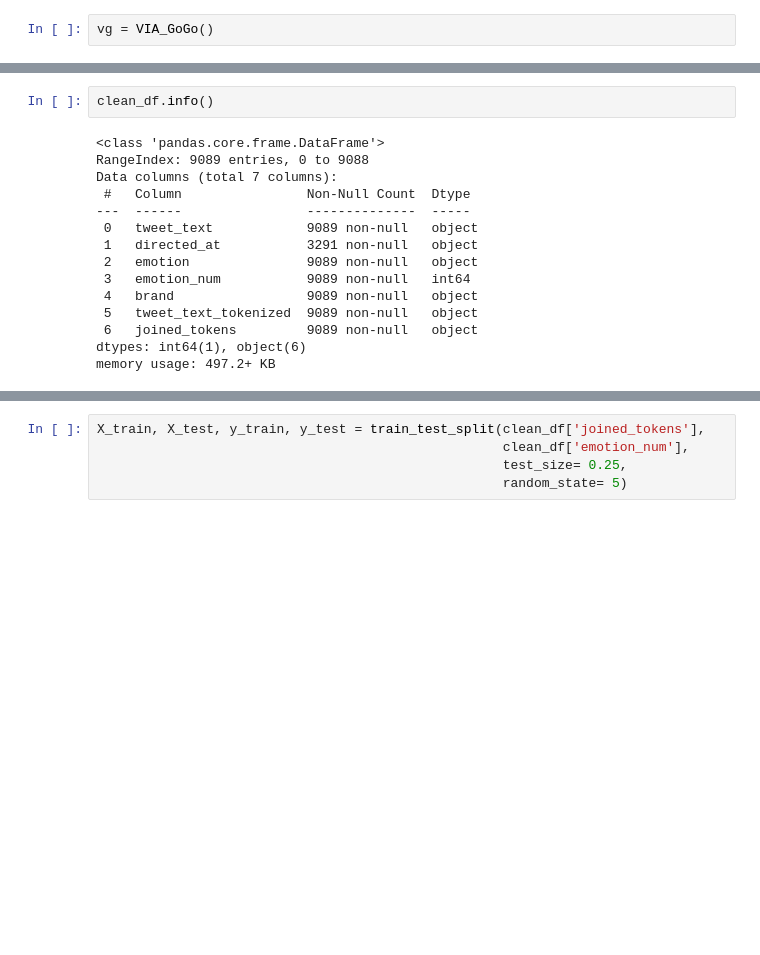
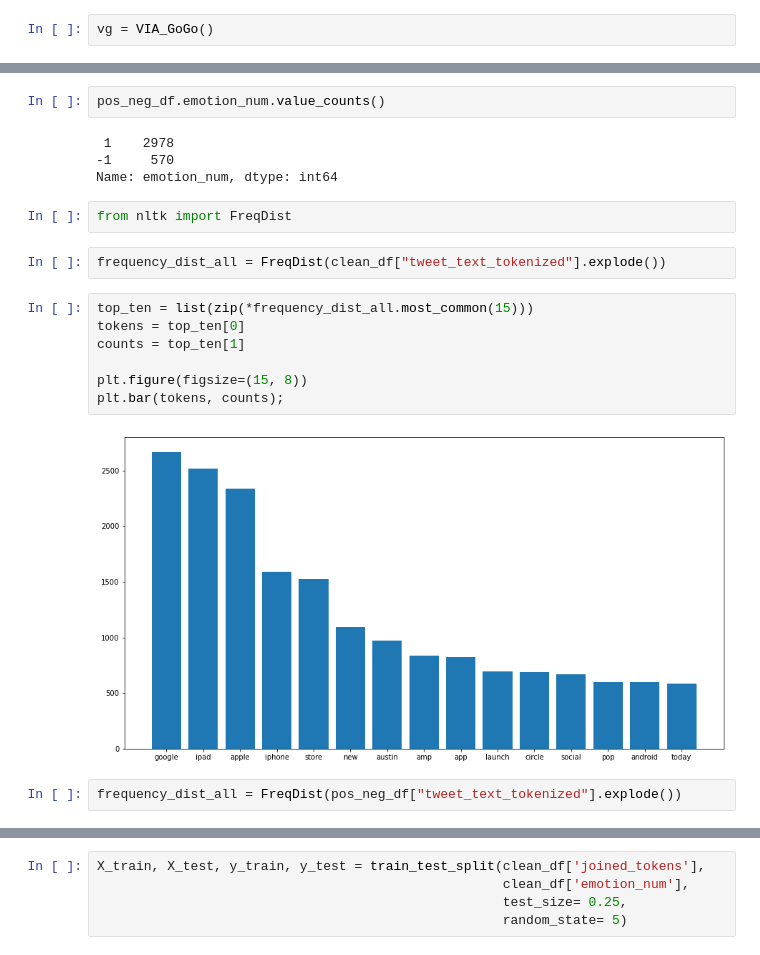
Before and after one commit to ValeriaVF/Twitter-Sentiment-Analysis-Using-NLP, a Jupyter notebook: eddie-eda-modeling.ipynb, the cells around one changed output, grey strips where cells are left out. Drawn from its saved outputs; the diff is of its cells as text; blank space fills up the shorter version.

```diff
--- a/eddie-eda-modeling.ipynb
+++ b/eddie-eda-modeling.ipynb
@@ -111,17 +120,21 @@ Name: brand, dtype: int64
-# %%
-clean_df.info()
-# %% [output]
-<class 'pandas.core.frame.DataFrame'>
-RangeIndex: 9089 entries, 0 to 9088
-Data columns (total 7 columns):
- #   Column                Non-Null Count  Dtype
----  ------                --------------  -----
- 0   tweet_text            9089 non-null   object
- 1   directed_at           3291 non-null   object
- 2   emotion               9089 non-null   object
- 3   emotion_num           9089 non-null   int64
- 4   brand                 9089 non-null   object
- 5   tweet_text_tokenized  9089 non-null   object
- 6   joined_tokens         9089 non-null   object
-dtypes: int64(1), object(6)
-memory usage: 497.2+ KB
+# %%
+pos_neg_df.emotion_num.value_counts()
+# %% [output]
+ 1    2978
+-1     570
+Name: emotion_num, dtype: int64
+# %%
+from nltk import FreqDist
+# %%
+frequency_dist_all = FreqDist(clean_df["tweet_text_tokenized"].explode())
+# %%
+top_ten = list(zip(*frequency_dist_all.most_common(15)))
+tokens = top_ten[0]
+counts = top_ten[1]
+
+plt.figure(figsize=(15, 8))
+plt.bar(tokens, counts);
+# %% [output]
+[figure, added]
+# %%
+frequency_dist_all = FreqDist(pos_neg_df["tweet_text_tokenized"].explode())
```
Also changed, not shown: parts of 22 cells of this notebook.
